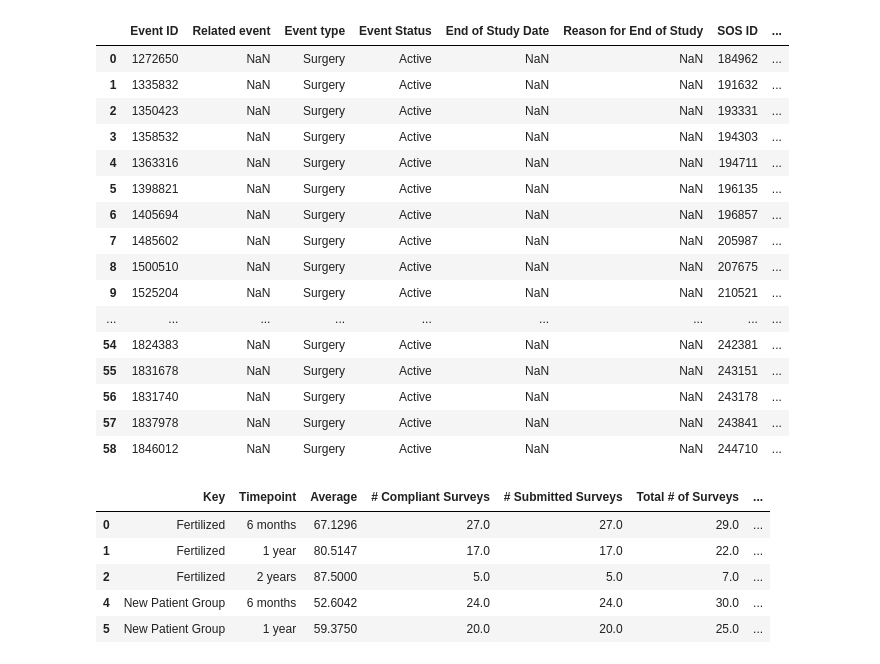
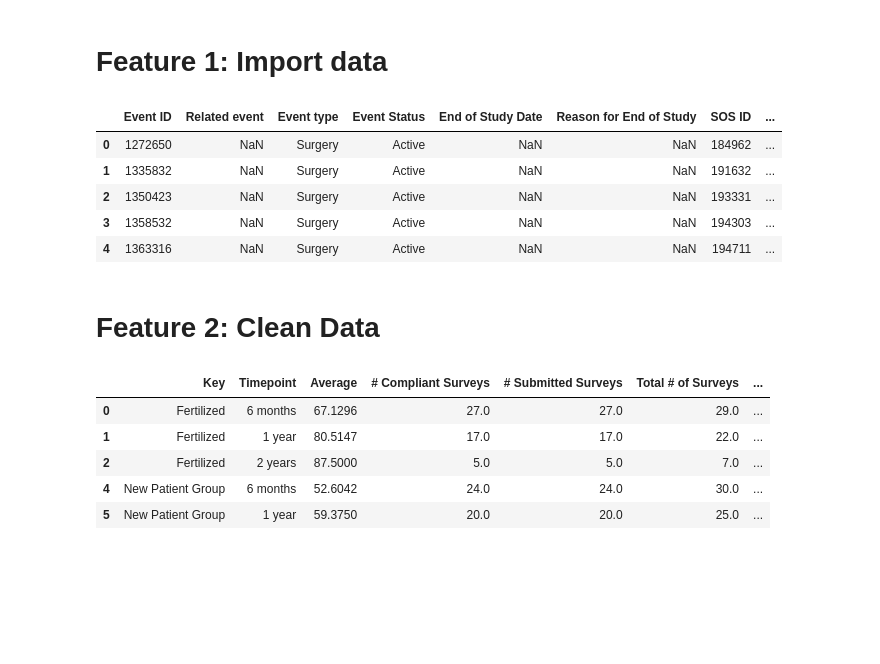
Before and after one commit to Tim-Hewett/tim.hewett1-gmail.com, a Jupyter notebook: HewettLavenderSimpleCostEffectivenessAnalysisSCEA.ipynb, the cells around one changed output. Cells and saved outputs as stored; diff of their text form; code cells hidden in the pictures; blank space fills up the shorter version.

Commit message:
clean up and add figure

```diff
--- a/HewettLavenderSimpleCostEffectivenessAnalysisSCEA.ipynb
+++ b/HewettLavenderSimpleCostEffectivenessAnalysisSCEA.ipynb
@@ -1,3 +1,5 @@
+# %% [markdown]
+# Feature 1: Import data
 # %%
 import pandas as pd
 import numpy as np
@@ -7,25 +9,16 @@ import matplotlib.pyplot as plt
 qoly = pd.read_excel('Copy of untitled-QOL-2.xlsx')
 ort = pd.read_excel('Copy of operating time - 16 minutes more for f at $15 per minute.xlsx')
 # %%
-ort
+ort.head()
 # %% [output]
 |  | Event ID | Related event | Event type | Event Status | End of Study Date | Reason for End of Study | SOS ID | ... |
 | 0 | 1272650 | NaN | Surgery | Active | NaN | NaN | 184962 | ... |
 | 1 | 1335832 | NaN | Surgery | Active | NaN | NaN | 191632 | ... |
 | 2 | 1350423 | NaN | Surgery | Active | NaN | NaN | 193331 | ... |
 | 3 | 1358532 | NaN | Surgery | Active | NaN | NaN | 194303 | ... |
 | 4 | 1363316 | NaN | Surgery | Active | NaN | NaN | 194711 | ... |
-| 5 | 1398821 | NaN | Surgery | Active | NaN | NaN | 196135 | ... |
-| 6 | 1405694 | NaN | Surgery | Active | NaN | NaN | 196857 | ... |
-| 7 | 1485602 | NaN | Surgery | Active | NaN | NaN | 205987 | ... |
-| 8 | 1500510 | NaN | Surgery | Active | NaN | NaN | 207675 | ... |
-| 9 | 1525204 | NaN | Surgery | Active | NaN | NaN | 210521 | ... |
-| ... | ... | ... | ... | ... | ... | ... | ... | ... |
-| 54 | 1824383 | NaN | Surgery | Active | NaN | NaN | 242381 | ... |
-| 55 | 1831678 | NaN | Surgery | Active | NaN | NaN | 243151 | ... |
-| 56 | 1831740 | NaN | Surgery | Active | NaN | NaN | 243178 | ... |
-| 57 | 1837978 | NaN | Surgery | Active | NaN | NaN | 243841 | ... |
-| 58 | 1846012 | NaN | Surgery | Active | NaN | NaN | 244710 | ... |
+# %% [markdown]
+# Feature 2: Clean Data
 # %%
 qoly = qoly.fillna(0)
 # %%
```
Also changed, not shown: parts of 8 cells of this notebook.
